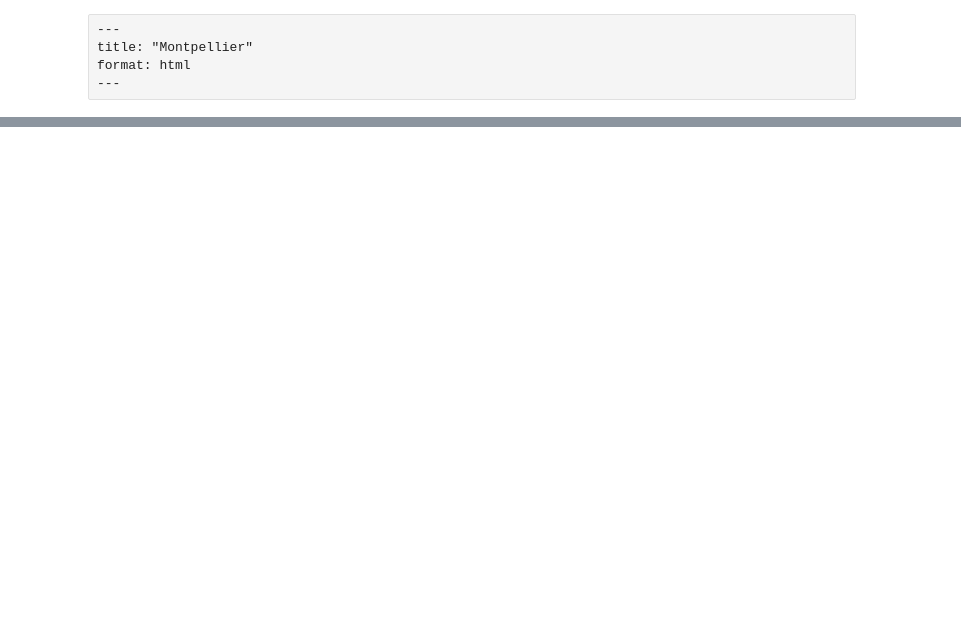
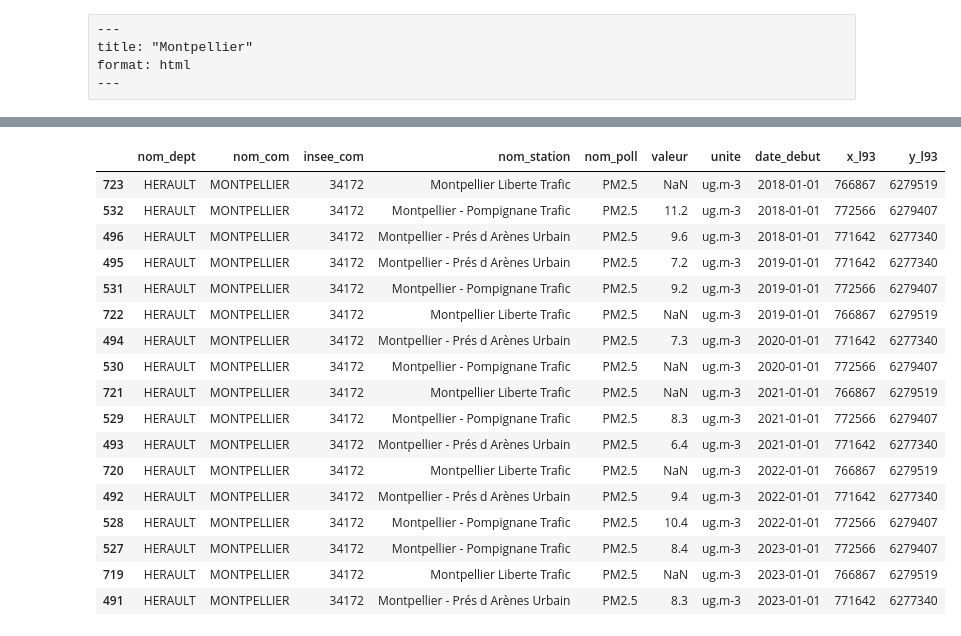
Before and after one commit to Arthur-tena/projet_pollution_Occitanie, a Jupyter notebook: Villes/Montpellier.ipynb, the cells around one changed output, grey strips where cells are left out. Cells and saved outputs as stored; diff of their text form; code cells hidden in the pictures; blank space fills up the shorter version.

```diff
--- a/Villes/Montpellier.ipynb
+++ b/Villes/Montpellier.ipynb
@@ -42,7 +42,7 @@ for polluant in polluants:
     #Regrouper les données de la ville de Montpellier
     filt_data = df_data[(df_data['nom_com'] == 'MONTPELLIER') & (df_data['nom_poll'] == polluant)]
     filt_data = filt_data.sort_values(by='date_debut')
-
+    filt_data = filt_data.dropna()
     # Création d'un graphique
     fig = px.scatter(
         filt_data, x='date_debut', y='valeur',
@@ -63,0 +72,21 @@ for polluant in polluants:
+# %%
+filt_data.drop
+# %% [output]
+|  | nom_dept | nom_com | insee_com | nom_station | nom_poll | valeur | unite | date_debut | x_l93 | y_l93 |
+| 723 | HERAULT | MONTPELLIER | 34172 | Montpellier Liberte Trafic | PM2.5 | NaN | ug.m-3 | 2018-01-01 | 766867 | 6279519 |
+| 532 | HERAULT | MONTPELLIER | 34172 | Montpellier - Pompignane Trafic | PM2.5 | 11.2 | ug.m-3 | 2018-01-01 | 772566 | 6279407 |
+| 496 | HERAULT | MONTPELLIER | 34172 | Montpellier - Prés d Arènes Urbain | PM2.5 | 9.6 | ug.m-3 | 2018-01-01 | 771642 | 6277340 |
+| 495 | HERAULT | MONTPELLIER | 34172 | Montpellier - Prés d Arènes Urbain | PM2.5 | 7.2 | ug.m-3 | 2019-01-01 | 771642 | 6277340 |
+| 531 | HERAULT | MONTPELLIER | 34172 | Montpellier - Pompignane Trafic | PM2.5 | 9.2 | ug.m-3 | 2019-01-01 | 772566 | 6279407 |
+| 722 | HERAULT | MONTPELLIER | 34172 | Montpellier Liberte Trafic | PM2.5 | NaN | ug.m-3 | 2019-01-01 | 766867 | 6279519 |
+| 494 | HERAULT | MONTPELLIER | 34172 | Montpellier - Prés d Arènes Urbain | PM2.5 | 7.3 | ug.m-3 | 2020-01-01 | 771642 | 6277340 |
+| 530 | HERAULT | MONTPELLIER | 34172 | Montpellier - Pompignane Trafic | PM2.5 | NaN | ug.m-3 | 2020-01-01 | 772566 | 6279407 |
+| 721 | HERAULT | MONTPELLIER | 34172 | Montpellier Liberte Trafic | PM2.5 | NaN | ug.m-3 | 2021-01-01 | 766867 | 6279519 |
+| 529 | HERAULT | MONTPELLIER | 34172 | Montpellier - Pompignane Trafic | PM2.5 | 8.3 | ug.m-3 | 2021-01-01 | 772566 | 6279407 |
+| 493 | HERAULT | MONTPELLIER | 34172 | Montpellier - Prés d Arènes Urbain | PM2.5 | 6.4 | ug.m-3 | 2021-01-01 | 771642 | 6277340 |
+| 720 | HERAULT | MONTPELLIER | 34172 | Montpellier Liberte Trafic | PM2.5 | NaN | ug.m-3 | 2022-01-01 | 766867 | 6279519 |
+| 492 | HERAULT | MONTPELLIER | 34172 | Montpellier - Prés d Arènes Urbain | PM2.5 | 9.4 | ug.m-3 | 2022-01-01 | 771642 | 6277340 |
+| 528 | HERAULT | MONTPELLIER | 34172 | Montpellier - Pompignane Trafic | PM2.5 | 10.4 | ug.m-3 | 2022-01-01 | 772566 | 6279407 |
+| 527 | HERAULT | MONTPELLIER | 34172 | Montpellier - Pompignane Trafic | PM2.5 | 8.4 | ug.m-3 | 2023-01-01 | 772566 | 6279407 |
+| 719 | HERAULT | MONTPELLIER | 34172 | Montpellier Liberte Trafic | PM2.5 | NaN | ug.m-3 | 2023-01-01 | 766867 | 6279519 |
+| 491 | HERAULT | MONTPELLIER | 34172 | Montpellier - Prés d Arènes Urbain | PM2.5 | 8.3 | ug.m-3 | 2023-01-01 | 771642 | 6277340 |
```
Also changed, not shown: parts of 1 cell of this notebook, 2 other files.
